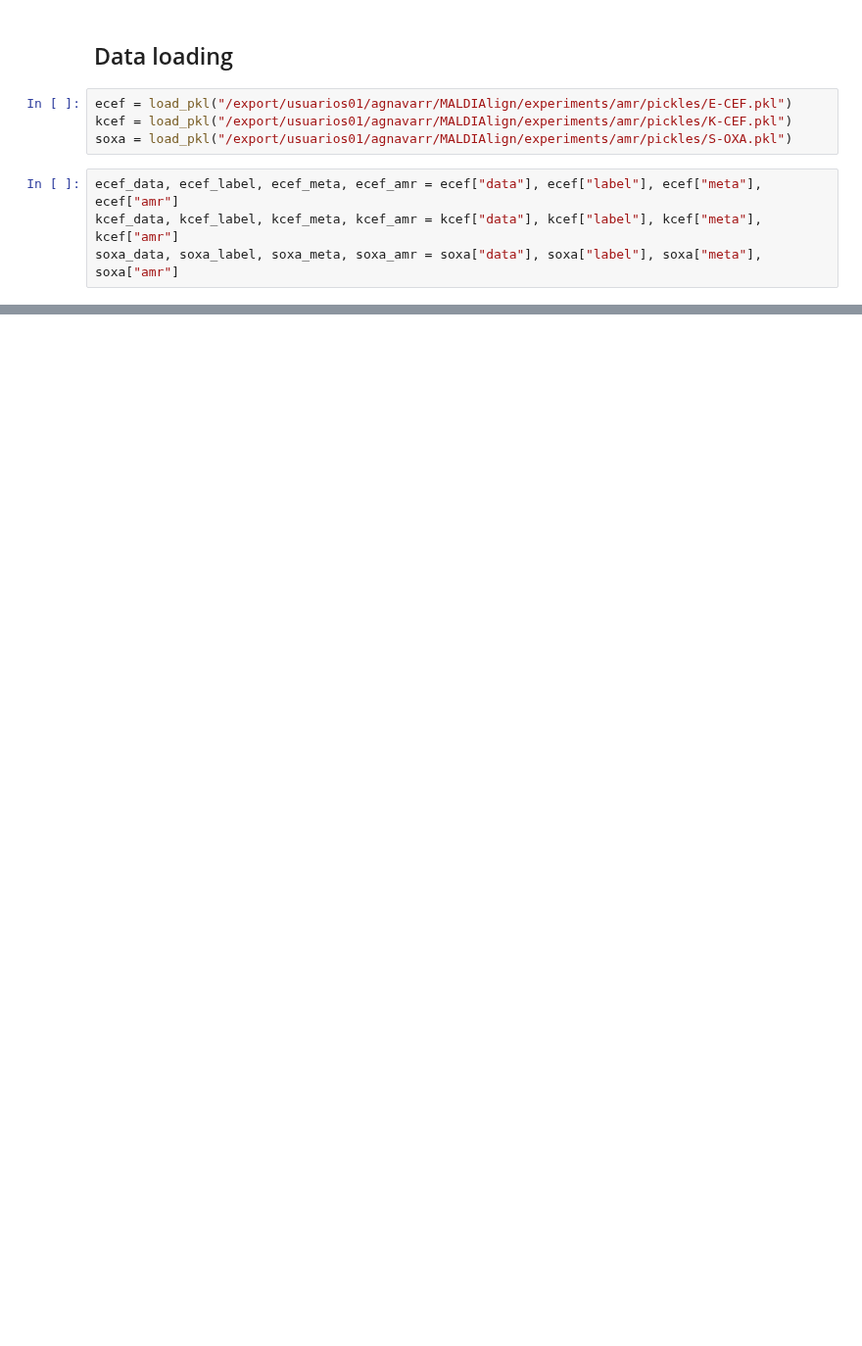
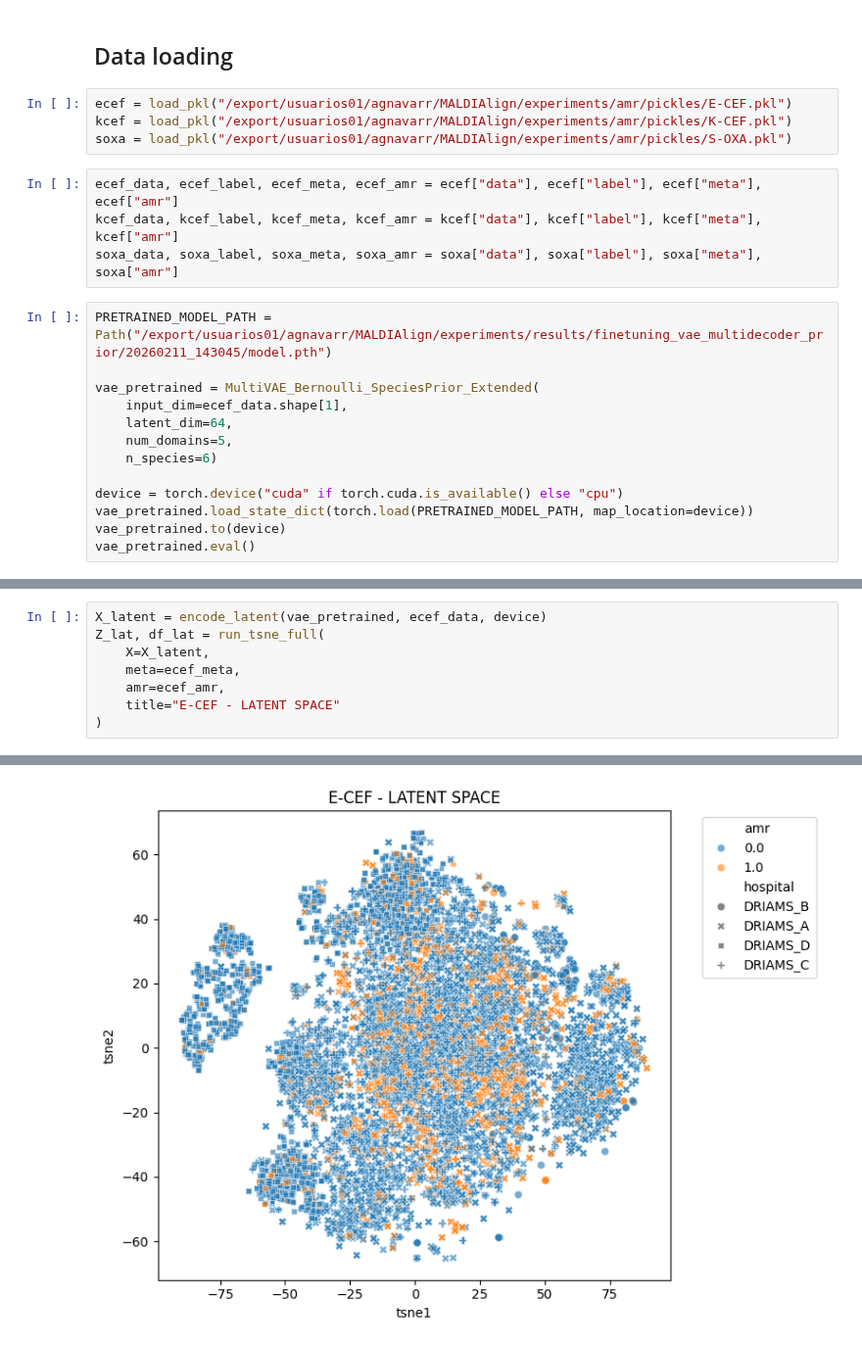
Before and after one commit to alexgaarciia/MALDIAlign, a Jupyter notebook: experiments/amr/notebooks/pkls_exploration.ipynb, the cells around one changed output, grey strips where cells are left out. Shown at 98% size. Saved outputs shown, nothing was run; the diff lists cells and outputs as text; blank space fills up the shorter version.

```diff
--- a/experiments/amr/notebooks/pkls_exploration.ipynb
+++ b/experiments/amr/notebooks/pkls_exploration.ipynb
@@ -38,3 +48,16 @@ soxa = load_pkl("/export/usuarios01/agnavarr/MALDIAlign/experiments/amr/pickles/
 ecef_data, ecef_label, ecef_meta, ecef_amr = ecef["data"], ecef["label"], ecef["meta"], ecef["amr"]
 kcef_data, kcef_label, kcef_meta, kcef_amr = kcef["data"], kcef["label"], kcef["meta"], kcef["amr"]
 soxa_data, soxa_label, soxa_meta, soxa_amr = soxa["data"], soxa["label"], soxa["meta"], soxa["amr"]
+# %%
+PRETRAINED_MODEL_PATH = Path("/export/usuarios01/agnavarr/MALDIAlign/experiments/results/finetuning_vae_multidecoder_prior/20260211_143045/model.pth")
+
+vae_pretrained = MultiVAE_Bernoulli_SpeciesPrior_Extended(
+    input_dim=ecef_data.shape[1],
+    latent_dim=64,
+    num_domains=5,
+    n_species=6)
+
+device = torch.device("cuda" if torch.cuda.is_available() else "cpu")
+vae_pretrained.load_state_dict(torch.load(PRETRAINED_MODEL_PATH, map_location=device))
+vae_pretrained.to(device)
+vae_pretrained.eval()
@@ -40,0 +162,9 @@ soxa_data, soxa_label, soxa_meta, soxa_amr = soxa["data"], soxa["label"], soxa["
+# %%
+X_latent = encode_latent(vae_pretrained, ecef_data, device)
+Z_lat, df_lat = run_tsne_full(
+    X=X_latent,
+    meta=ecef_meta,
+    amr=ecef_amr,
+    title="E-CEF - LATENT SPACE"
+)
+# %% [output]
@@ -40,0 +182 @@ soxa_data, soxa_label, soxa_meta, soxa_amr = soxa["data"], soxa["label"], soxa["
+[figure, added]
```
Also changed, not shown: parts of 6 cells of this notebook, 24 other files.
